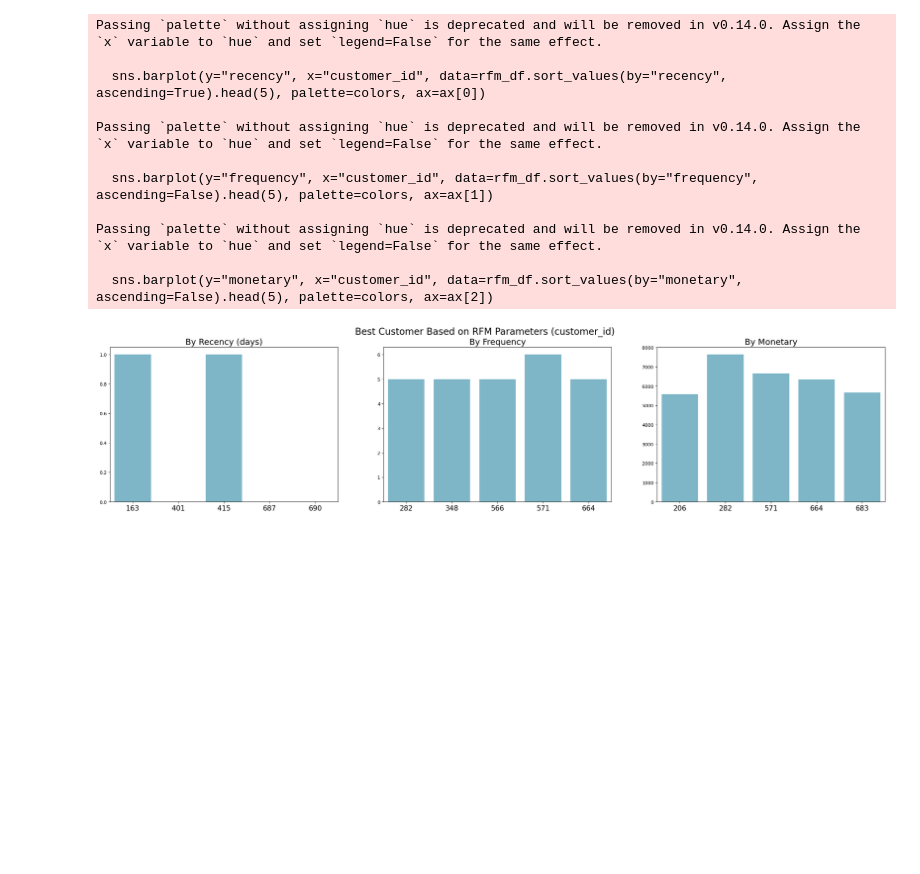
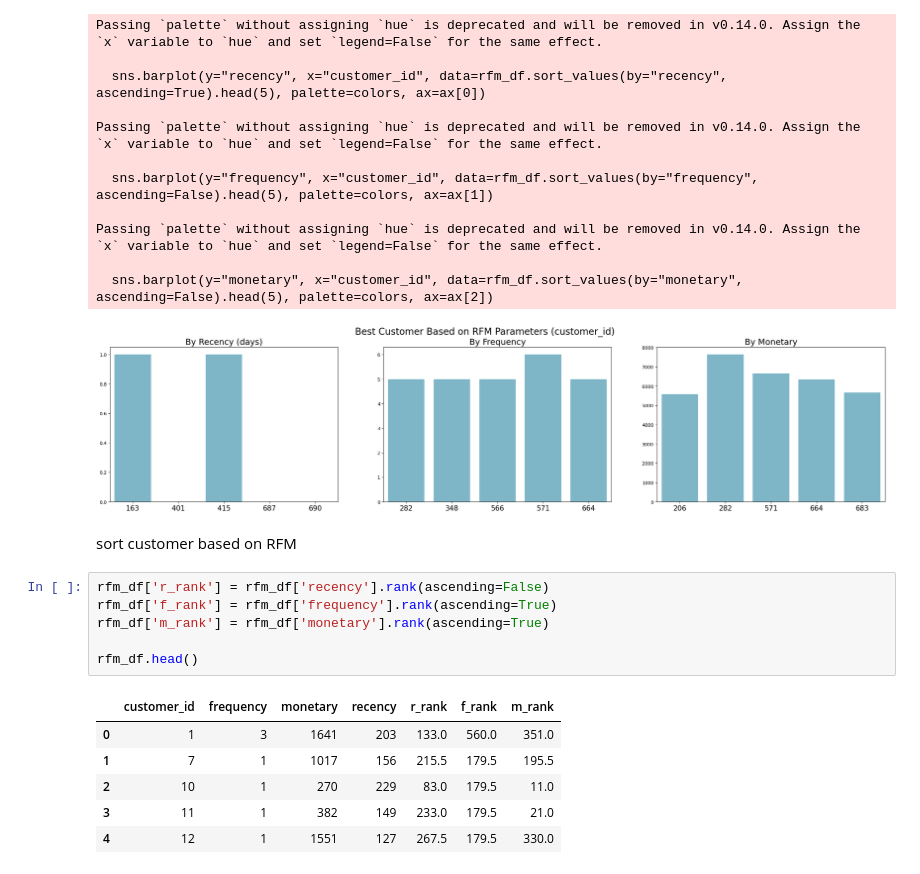
Before and after one commit to mdchrysan/shopping-analysis, a Jupyter notebook: shoppingcart_practice.ipynb, the cells around one changed output. Cells and saved outputs as stored; diff of their text form; blank space fills up the shorter version.

```diff
--- a/shoppingcart_practice.ipynb
+++ b/shoppingcart_practice.ipynb
@@ -1182,3 +1182,18 @@ Passing `palette` without assigning `hue` is deprecated and will be removed in v
 
   sns.barplot(y="monetary", x="customer_id", data=rfm_df.sort_values(by="monetary", ascending=False).head(5), palette=colors, ax=ax[2])
 [figure]
+# %% [markdown]
+sort customer based on RFM
+# %%
+rfm_df['r_rank'] = rfm_df['recency'].rank(ascending=False)
+rfm_df['f_rank'] = rfm_df['frequency'].rank(ascending=True)
+rfm_df['m_rank'] = rfm_df['monetary'].rank(ascending=True)
+
+rfm_df.head()
+# %% [output]
+|  | customer_id | frequency | monetary | recency | r_rank | f_rank | m_rank |
+| 0 | 1 | 3 | 1641 | 203 | 133.0 | 560.0 | 351.0 |
+| 1 | 7 | 1 | 1017 | 156 | 215.5 | 179.5 | 195.5 |
+| 2 | 10 | 1 | 270 | 229 | 83.0 | 179.5 | 11.0 |
+| 3 | 11 | 1 | 382 | 149 | 233.0 | 179.5 | 21.0 |
+| 4 | 12 | 1 | 1551 | 127 | 267.5 | 179.5 | 330.0 |
```
Also changed, not shown: parts of 10 cells of this notebook.
